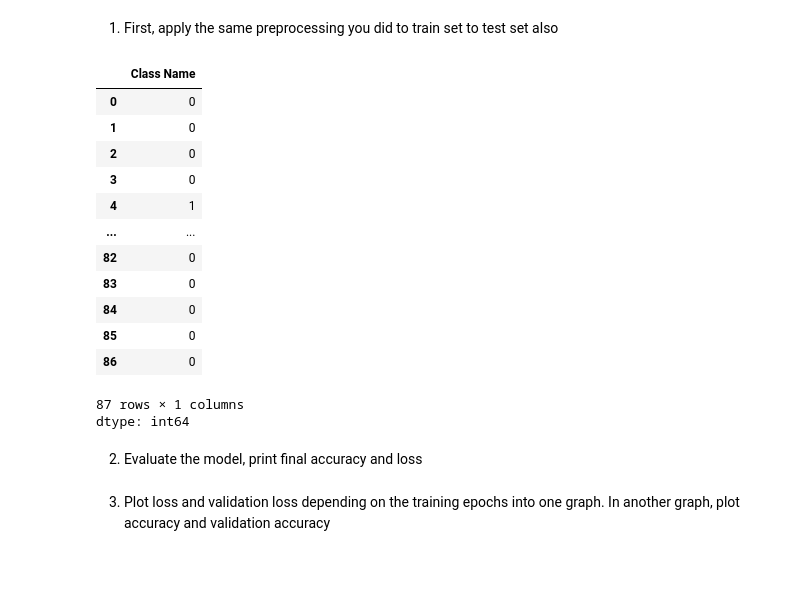
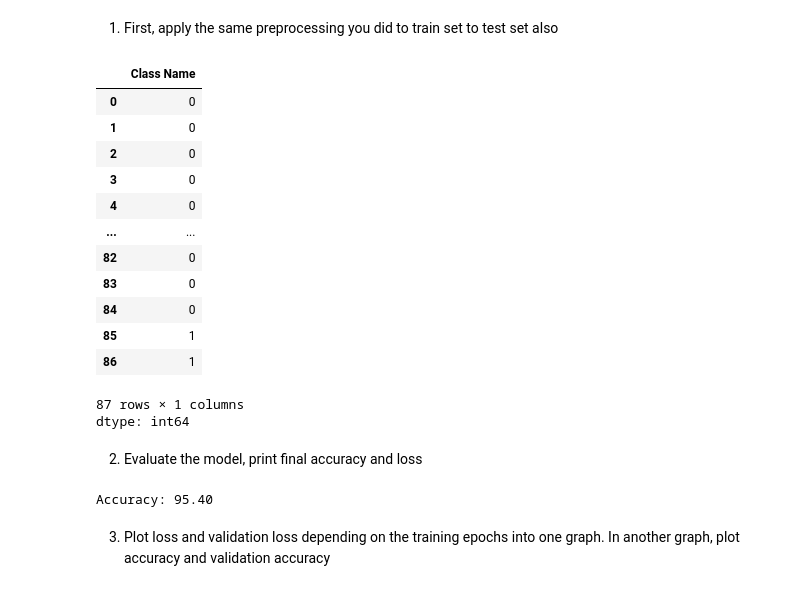
Before and after one commit to Gady159/MPA-MLF, a Jupyter notebook: Lab_05/Lab_05_task.ipynb, the cells around one changed output. Drawn from its saved outputs; the diff is of its cells as text; code cells hidden in the pictures.

```diff
--- a/Lab_05/Lab_05_task.ipynb
+++ b/Lab_05/Lab_05_task.ipynb
@@ -195,7 +201,7 @@ import matplotlib.pyplot as plt
 # %% [markdown]
 **First mount your google drive to google colab file.**
 # %%
-path_to_dataset = 'voting_complete.csv' # change the PATH
+path_to_dataset = '/content/drive/MyDrive/Colab Notebooks/Lab_05/voting_complete.csv' # change the PATH
 pd_dataset = pd.read_csv(path_to_dataset)
 # %%
 pd_dataset
@@ -388,28 +410,29 @@ Epoch 40/40
 1. First, apply the same preprocessing you did to train set to test set also
 # %%
 # WRITE YOUR CODE HERE
+# Replace missing values with the most frequent value
+x_test.replace('?',np.nan, inplace=True)
+x_test.fillna(x_train.mode().iloc[0], inplace=True)
 
-x_test.replace('?',np.nan, inplace=True)
-x_test.fillna(x_test.mode().iloc[0],inplace=True)
 
-x.te=pd.get_dummies(x_test)
-x.te
-
-y.te = y_test.replace('republican', 1).replace('democrat', 0)
-y.te
+#one hot encoding
+x_test_dummies=pd.get_dummies(x_test)
+x_test_dummies
+y_test_dummies = y_test.replace({'republican' : 1, 'democrat' : 0})
+y_test_dummies
 # %% [output]
 |  | Class Name |
 | 0 | 0 |
 | 1 | 0 |
 | 2 | 0 |
 | 3 | 0 |
-| 4 | 1 |
+| 4 | 0 |
 | ... | ... |
 | 82 | 0 |
 | 83 | 0 |
 | 84 | 0 |
-| 85 | 0 |
-| 86 | 0 |
+| 85 | 1 |
+| 86 | 1 |
 87 rows × 1 columns
 dtype: int64
 # %% [markdown]
@@ -419,2 +440,8 @@ dtype: int64
+# %%
+# WRITE YOUR CODE HERE
+loss, accuracy = model.evaluate(x_test_dummies, y_test_dummies, verbose=0)
+print('Accuracy: {:.2f}'.format(accuracy*100))
+# %% [output]
+Accuracy: 95.40
 # %% [markdown]
 3. Plot loss and validation loss depending on the training epochs into one graph. In another graph, plot accuracy and validation accuracy
```
Also changed, not shown: parts of 21 cells of this notebook.
